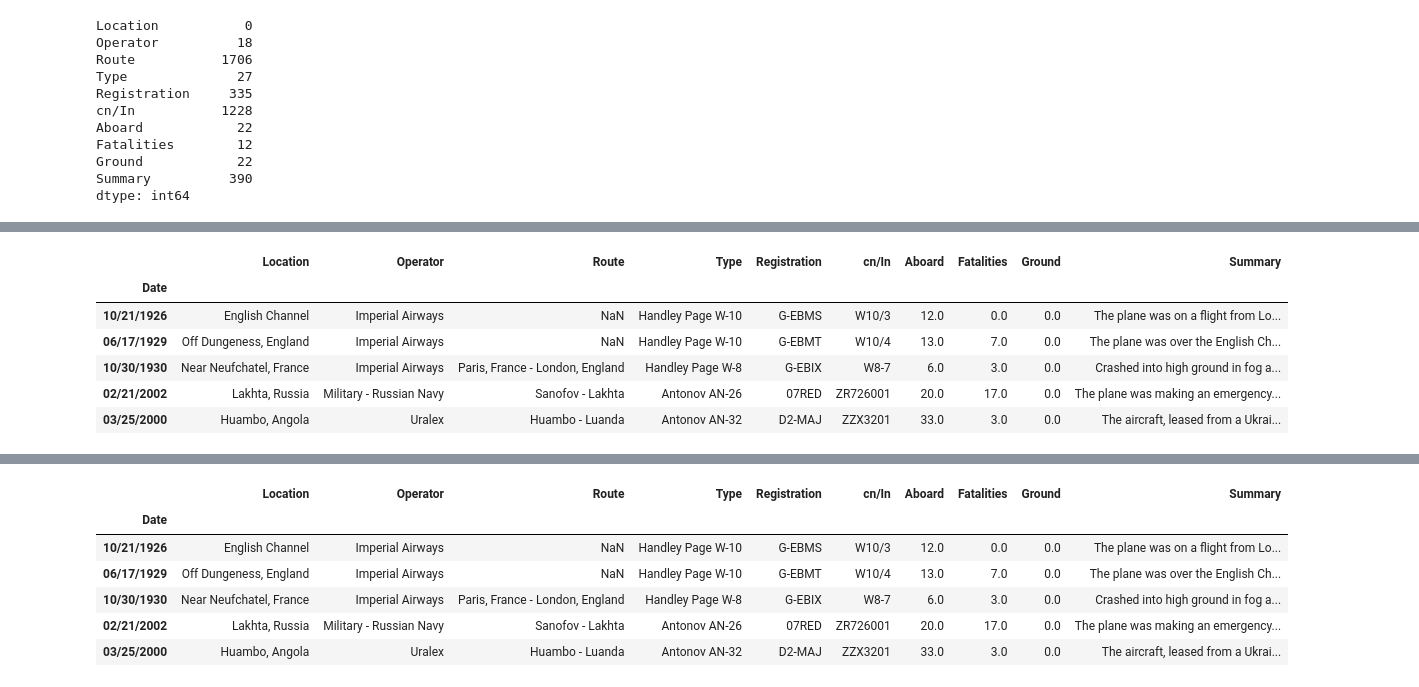
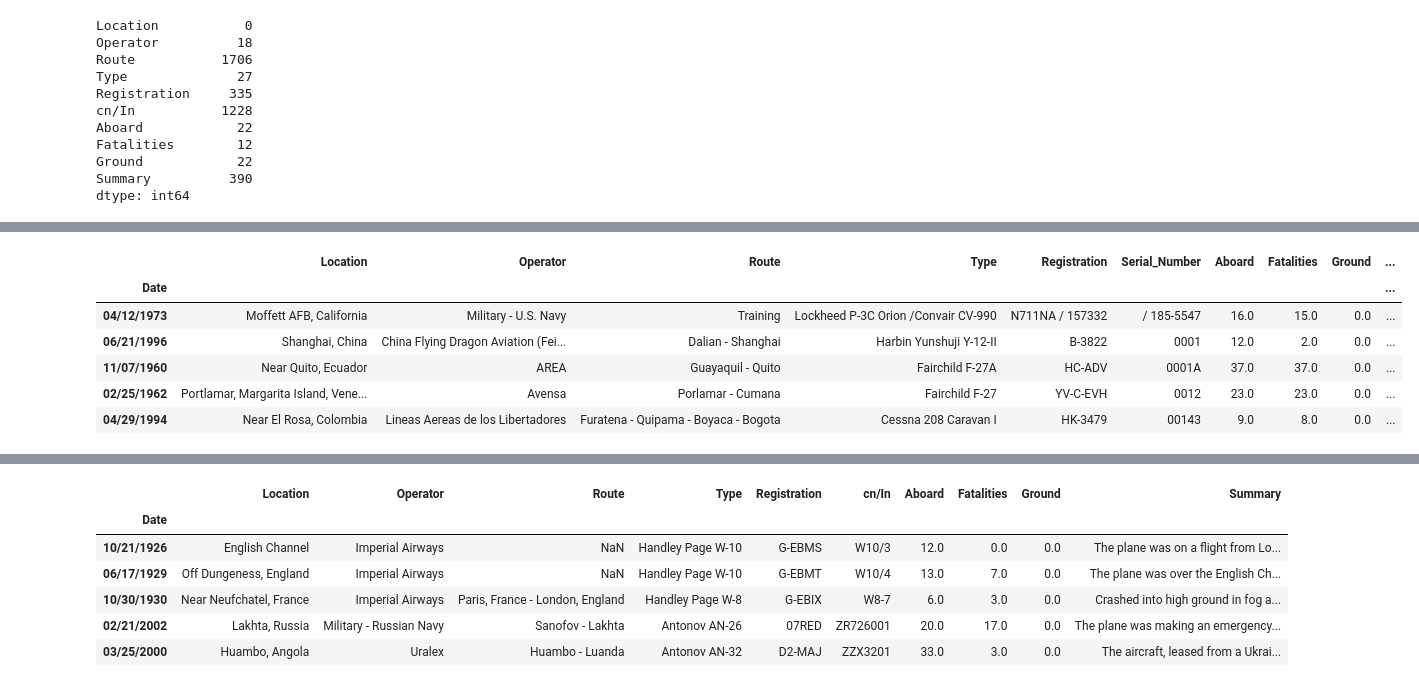
Before and after one commit to Kuldeepak090/Major-Project-kuldeepak, a Jupyter notebook: Analysis/preprocessing.ipynb, the cells around one changed output, grey strips where cells are left out. Drawn from its saved outputs; the diff is of its cells as text; code cells hidden in the pictures.

```diff
--- a/Analysis/preprocessing.ipynb
+++ b/Analysis/preprocessing.ipynb
@@ -399,4 +421,6 @@ Name: cn/In, Length: 3708, dtype: int64
 # %%
-df['Aboard'].replace(np.nan,'NaN',inplace=True)
+df.Aboard.value_counts()
+maxoccurance = df.Aboard.value_counts().idxmax()
+df.Aboard.replace(np.nan,maxoccurance,inplace=True)
 df['Aboard'].value_counts()
 # %% [output]
@@ -415,4 +439,6 @@ Name: Aboard, Length: 240, dtype: int64
 # %%
-df['Fatalities'].replace(np.nan,'NaN',inplace=True)
+df.Fatalities.value_counts()
+maxoccurance = df.Fatalities.value_counts().idxmax()
+df.Fatalities.replace(np.nan,maxoccurance,inplace=True)
 df['Fatalities'].value_counts()
 # %% [output]
@@ -431,4 +457,6 @@ Name: Fatalities, Length: 192, dtype: int64
 # %%
-df['Ground'].replace(np.nan,'NaN',inplace=True)
+df.Ground.value_counts()
+maxoccurance = df.Ground.value_counts().idxmax()
+df.Ground.replace(np.nan,maxoccurance,inplace=True)
 df['Ground'].value_counts()
 # %% [output]
@@ -450,6 +478,8 @@ NaN         22
 85.0         1
 Name: Ground, dtype: int64
 # %%
-df['Summary'].replace(np.nan,'NaN',inplace=True)
+df.Summary.value_counts()
+maxoccurance = df.Summary.value_counts().idxmax()
+df.Summary.replace(np.nan,maxoccurance,inplace=True)
 df['Summary'].value_counts()
 # %% [output]
@@ -541,14 +571,14 @@ df.head()
 # %%
-df.sort_values(by='cn/In',inplace=True)
-df.tail()
+df.sort_values(by='Serial_Number',inplace=True)
+df.head()
 # %% [output]
-|  | Location | Operator | Route | Type | Registration | cn/In | Aboard | Fatalities | Ground | Summary |
-| Date |  |  |  |  |  |  |  |  |  |  |
-| 10/21/1926 | English Channel | Imperial Airways | NaN | Handley Page W-10 | G-EBMS | W10/3 | 12.0 | 0.0 | 0.0 | The plane was on a flight from Lo... |
-| 06/17/1929 | Off Dungeness, England | Imperial Airways | NaN | Handley Page W-10 | G-EBMT | W10/4 | 13.0 | 7.0 | 0.0 | The plane was over the English Ch... |
-| 10/30/1930 | Near Neufchatel, France | Imperial Airways | Paris, France - London, England | Handley Page W-8 | G-EBIX | W8-7 | 6.0 | 3.0 | 0.0 | Crashed into high ground in fog a... |
-| 02/21/2002 | Lakhta, Russia | Military - Russian Navy | Sanofov - Lakhta | Antonov AN-26 | 07RED | ZR726001 | 20.0 | 17.0 | 0.0 | The plane was making an emergency... |
-| 03/25/2000 | Huambo, Angola | Uralex | Huambo - Luanda | Antonov AN-32 | D2-MAJ | ZZX3201 | 33.0 | 3.0 | 0.0 | The aircraft, leased from a Ukrai... |
+|  | Location | Operator | Route | Type | Registration | Serial_Number | Aboard | Fatalities | Ground | ... |
+| Date |  |  |  |  |  |  |  |  |  | ... |
+| 04/12/1973 | Moffett AFB, California | Military - U.S. Navy | Training | Lockheed P-3C Orion /Convair CV-990 | N711NA / 157332 | / 185-5547 | 16.0 | 15.0 | 0.0 | ... |
+| 06/21/1996 | Shanghai, China | China Flying Dragon Aviation (Fei... | Dalian - Shanghai | Harbin Yunshuji Y-12-II | B-3822 | 0001 | 12.0 | 2.0 | 0.0 | ... |
+| 11/07/1960 | Near Quito, Ecuador | AREA | Guayaquil - Quito | Fairchild F-27A | HC-ADV | 0001A | 37.0 | 37.0 | 0.0 | ... |
+| 02/25/1962 | Portlamar, Margarita Island, Vene... | Avensa | Porlamar - Cumana | Fairchild F-27 | YV-C-EVH | 0012 | 23.0 | 23.0 | 0.0 | ... |
+| 04/29/1994 | Near El Rosa, Colombia | Lineas Aereas de los Libertadores | Furatena - Quipama - Boyaca - Bogota | Cessna 208 Caravan I | HK-3479 | 00143 | 9.0 | 8.0 | 0.0 | ... |
 # %%
 df.head()
 # %% [output]
```
Also changed, not shown: parts of 22 cells of this notebook.
